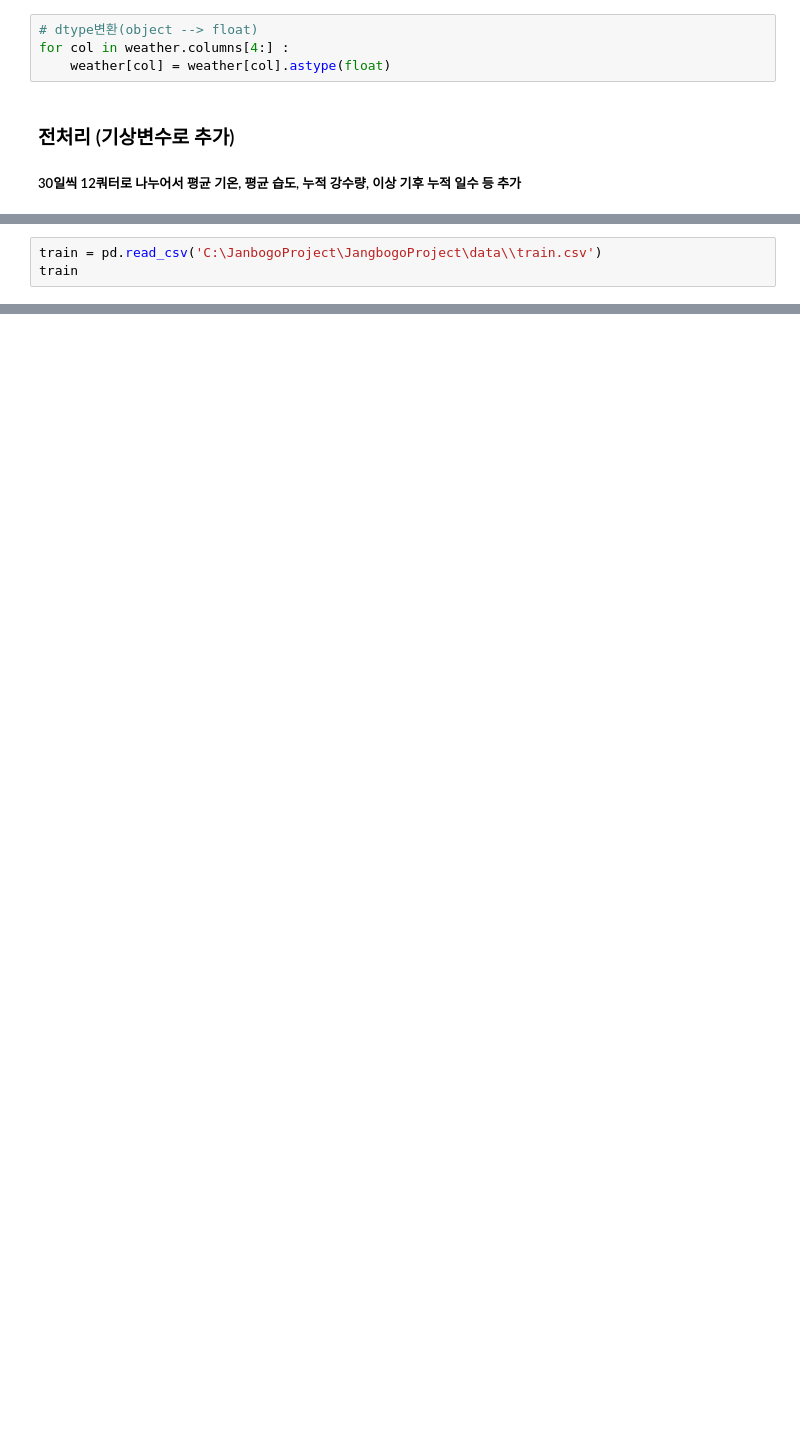
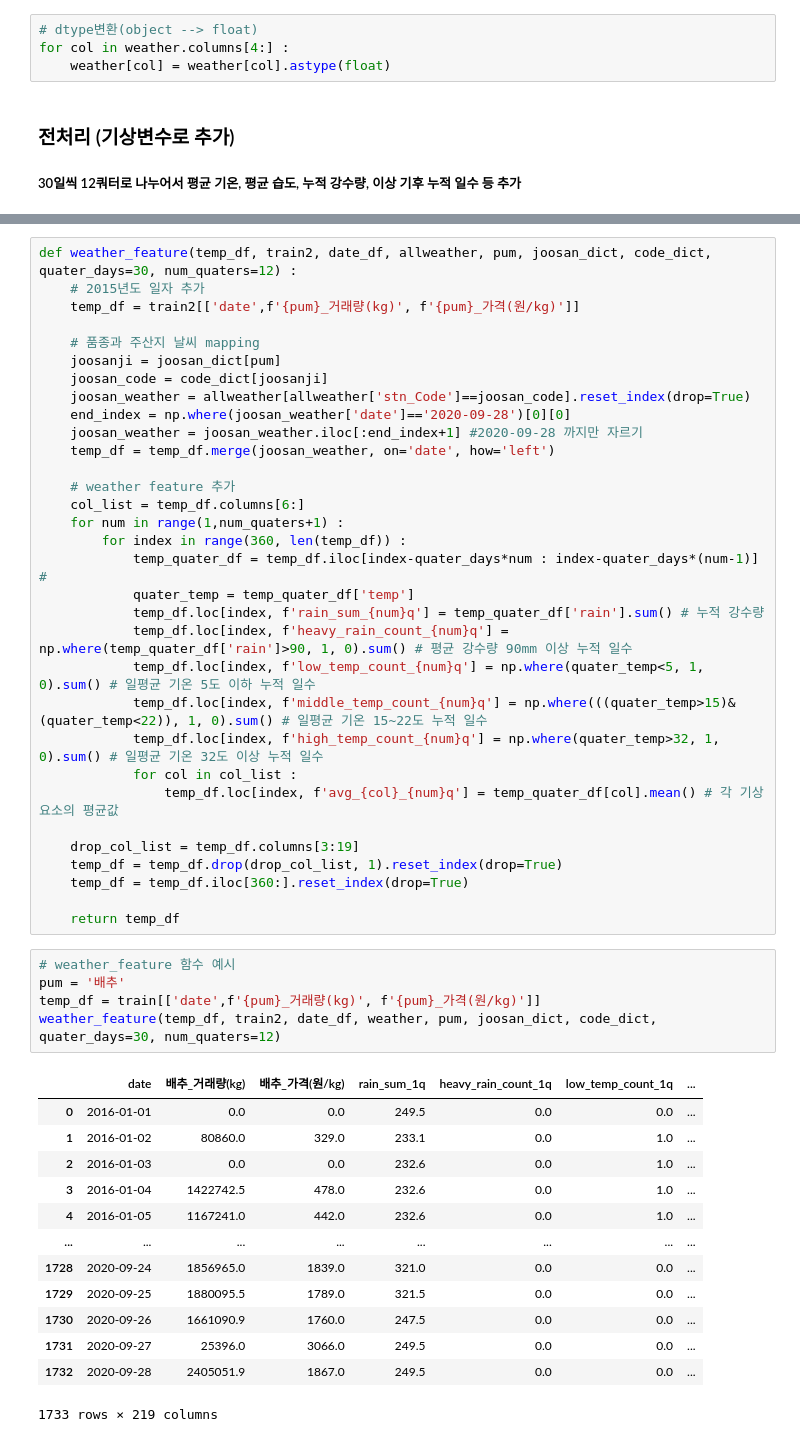
Before and after one commit to HyeonUk1504/JangbogoProject, a Jupyter notebook: develop/weather_.ipynb, the cells around one changed output, grey strips where cells are left out. Cells and saved outputs as stored; diff of their text form; blank space fills up the shorter version.

```diff
--- a/develop/weather_.ipynb
+++ b/develop/weather_.ipynb
@@ -358,3 +383,0 @@ train2 = pd.concat([date_df, train], sort = False).reset_index(drop=True) #2015~
-# %%
-train = pd.read_csv('C:\JanbogoProject\JangbogoProject\data\\train.csv')
-train
@@ -394,0 +416,51 @@ df3
+# %%
+def weather_feature(temp_df, train2, date_df, allweather, pum, joosan_dict, code_dict, quater_days=30, num_quaters=12) :
+    # 2015년도 일자 추가
+    temp_df = train2[['date',f'{pum}_거래량(kg)', f'{pum}_가격(원/kg)']]
+
+    # 품종과 주산지 날씨 mapping
+    joosanji = joosan_dict[pum]
+    joosan_code = code_dict[joosanji]
+    joosan_weather = allweather[allweather['stn_Code']==joosan_code].reset_index(drop=True)
+    end_index = np.where(joosan_weather['date']=='2020-09-28')[0][0]
+    joosan_weather = joosan_weather.iloc[:end_index+1] #2020-09-28 까지만 자르기
+    temp_df = temp_df.merge(joosan_weather, on='date', how='left')
+
+    # weather feature 추가
+    col_list = temp_df.columns[6:]
+    for num in range(1,num_quaters+1) :
+        for index in range(360, len(temp_df)) :
+            temp_quater_df = temp_df.iloc[index-quater_days*num : index-quater_days*(num-1)] #
+            quater_temp = temp_quater_df['temp']
+            temp_df.loc[index, f'rain_sum_{num}q'] = temp_quater_df['rain'].sum() # 누적 강수량
+            temp_df.loc[index, f'heavy_rain_count_{num}q'] = np.where(temp_quater_df['rain']>90, 1, 0).sum() # 평균 강수량 90mm 이상 누적 일수
+            temp_df.loc[index, f'low_temp_count_{num}q'] = np.where(quater_temp<5, 1, 0).sum() # 일평균 기온 5도 이하 누적 일수
+            temp_df.loc[index, f'middle_temp_count_{num}q'] = np.where(((quater_temp>15)&(quater_temp<22)), 1, 0).sum() # 일평균 기온 15~22도 누적 일수
+            temp_df.loc[index, f'high_temp_count_{num}q'] = np.where(quater_temp>32, 1, 0).sum() # 일평균 기온 32도 이상 누적 일수
+            for col in col_list :
+                temp_df.loc[index, f'avg_{col}_{num}q'] = temp_quater_df[col].mean() # 각 기상 요소의 평균값
+
+    drop_col_list = temp_df.columns[3:19]
+    temp_df = temp_df.drop(drop_col_list, 1).reset_index(drop=True)
+    temp_df = temp_df.iloc[360:].reset_index(drop=True)
+
+    return temp_df
+# %%
+# weather_feature 함수 예시
+pum = '배추'
+temp_df = train[['date',f'{pum}_거래량(kg)', f'{pum}_가격(원/kg)']]
+weather_feature(temp_df, train2, date_df, weather, pum, joosan_dict, code_dict, quater_days=30, num_quaters=12)
+# %% [output]
+|  | date | 배추_거래량(kg) | 배추_가격(원/kg) | rain_sum_1q | heavy_rain_count_1q | low_temp_count_1q | ... |
+| 0 | 2016-01-01 | 0.0 | 0.0 | 249.5 | 0.0 | 0.0 | ... |
+| 1 | 2016-01-02 | 80860.0 | 329.0 | 233.1 | 0.0 | 1.0 | ... |
+| 2 | 2016-01-03 | 0.0 | 0.0 | 232.6 | 0.0 | 1.0 | ... |
+| 3 | 2016-01-04 | 1422742.5 | 478.0 | 232.6 | 0.0 | 1.0 | ... |
+| 4 | 2016-01-05 | 1167241.0 | 442.0 | 232.6 | 0.0 | 1.0 | ... |
+| ... | ... | ... | ... | ... | ... | ... | ... |
+| 1728 | 2020-09-24 | 1856965.0 | 1839.0 | 321.0 | 0.0 | 0.0 | ... |
+| 1729 | 2020-09-25 | 1880095.5 | 1789.0 | 321.5 | 0.0 | 0.0 | ... |
+| 1730 | 2020-09-26 | 1661090.9 | 1760.0 | 247.5 | 0.0 | 0.0 | ... |
+| 1731 | 2020-09-27 | 25396.0 | 3066.0 | 249.5 | 0.0 | 0.0 | ... |
+| 1732 | 2020-09-28 | 2405051.9 | 1867.0 | 249.5 | 0.0 | 0.0 | ... |
+1733 rows × 219 columns
```
Also changed, not shown: parts of 22 cells of this notebook.
